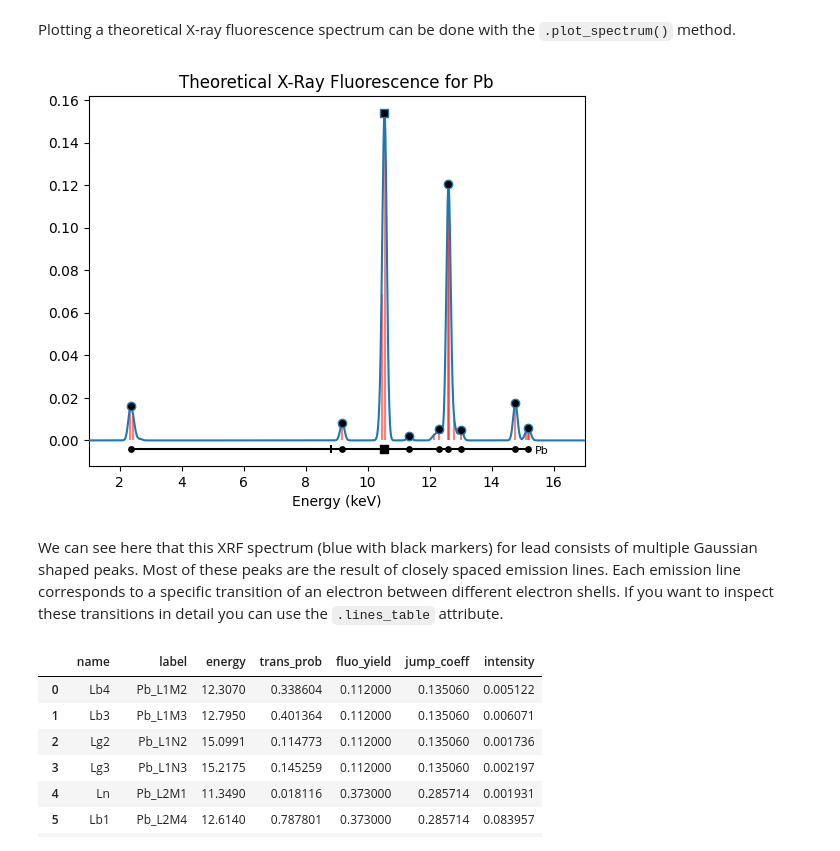
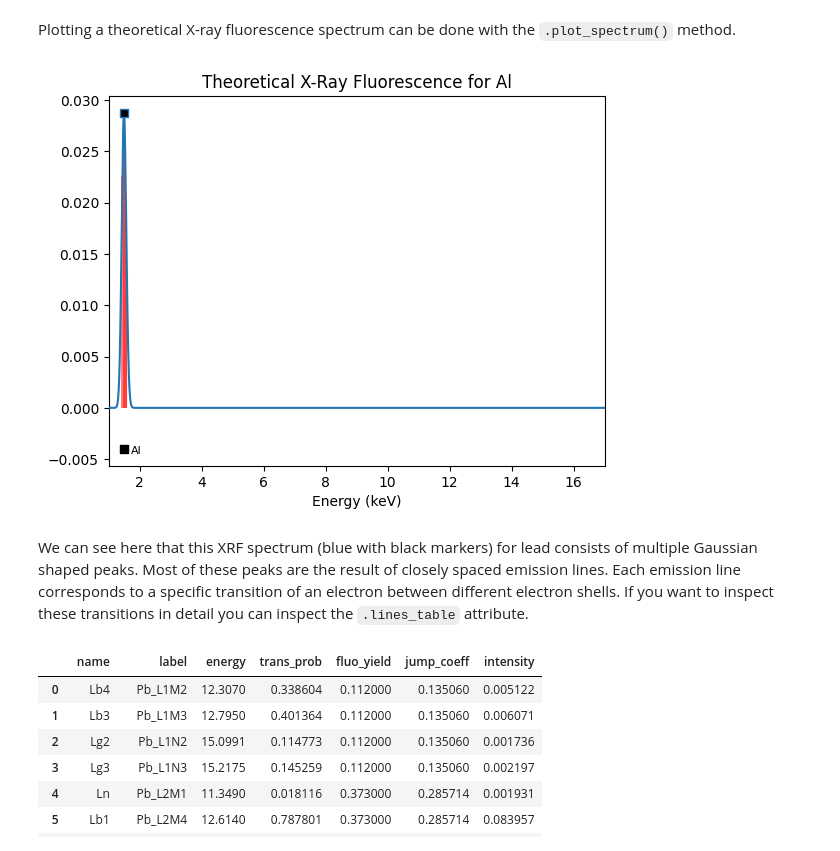
Before and after one commit to fligt/moseley, a Jupyter notebook: notebooks/01_theoretical-peak-patterns.ipynb, the cells around one changed output. Saved outputs shown, nothing was run; the diff lists cells and outputs as text; code cells hidden in the pictures.

```diff
--- a/notebooks/01_theoretical-peak-patterns.ipynb
+++ b/notebooks/01_theoretical-peak-patterns.ipynb
@@ -12,18 +12,18 @@ from moseley import ElementXRF
 Plotting a theoretical X-ray fluorescence spectrum can be done with the `.plot_spectrum()` method.
 # %%
 # instantiate the element XRF
-Pb_xrf = ElementXRF('Pb')
+Pb_xrf = ElementXRF('Al')
 
 # plot the spectrum
 ax = Pb_xrf.plot_spectrum(facecolor='k', xlim=[1, 17], vlines_colors='r')
 
 # add Pb emission pattern below the spectral plot
 ptrn_dict = Pb_xrf.get_pattern_dict()
-plot_pattern(ptrn_dict, ax=ax,offset=-0.004, color='k');
+plot_pattern(ptrn_dict, ax=ax, offset=-0.004, color='k');
 # %% [output]
-[figure, old version]
+[figure, new version]
 # %% [markdown]
-We can see here that this XRF spectrum (blue with black markers) for lead consists of multiple Gaussian shaped peaks. Most of these peaks are the result of closely spaced emission lines. Each emission line corresponds to a specific transition of an electron between different electron shells. If you want to inspect these transitions in detail you can use the `.lines_table` attribute.
+We can see here that this XRF spectrum (blue with black markers) for lead consists of multiple Gaussian shaped peaks. Most of these peaks are the result of closely spaced emission lines. Each emission line corresponds to a specific transition of an electron between different electron shells. If you want to inspect these transitions in detail you can inspect the `.lines_table` attribute.
 # %%
 Pb_xrf.lines_table
 # %% [output]
```
Also changed, not shown: 9 other files.
